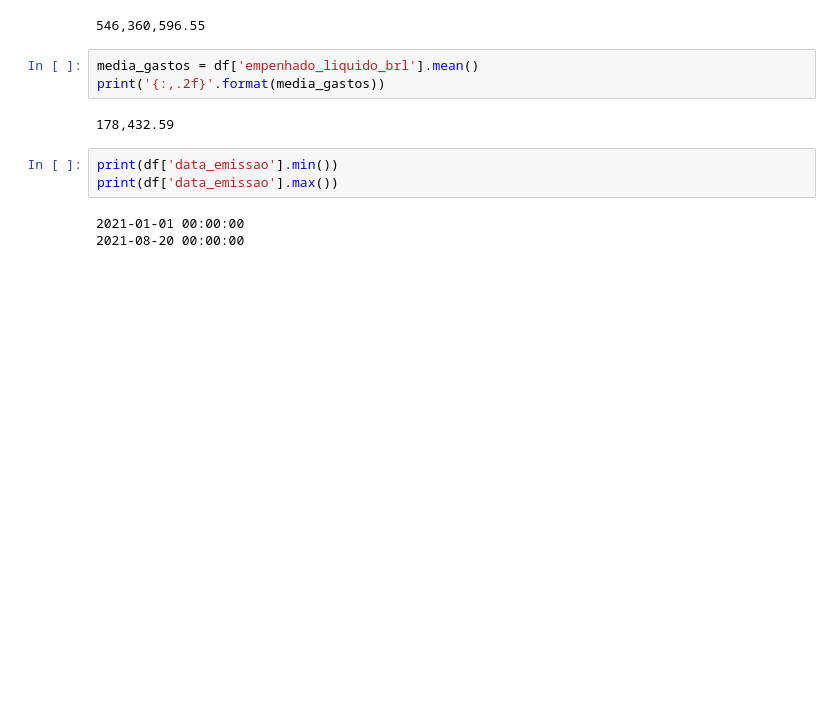
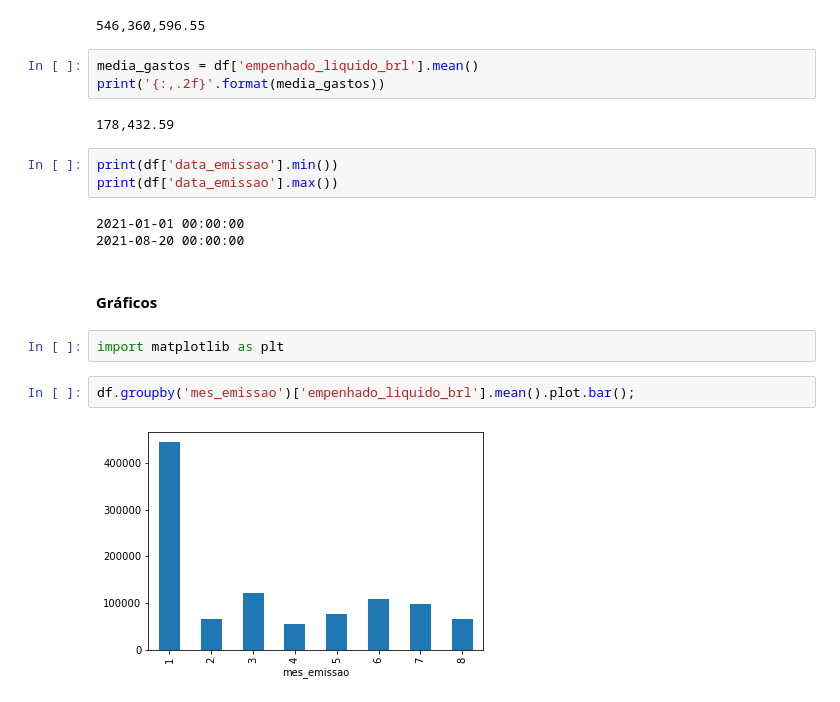
Before and after one commit to rodolforecordon/transparencia_petropolis, a Jupyter notebook: gastos_petropolis_rj_br.ipynb, the cells around one changed output. Saved outputs shown, nothing was run; the diff lists cells and outputs as text; blank space fills up the shorter version.

Commit message:
adding graphs #1

```diff
--- a/gastos_petropolis_rj_br.ipynb
+++ b/gastos_petropolis_rj_br.ipynb
@@ -121,3 +121,11 @@ print(df['data_emissao'].max())
 # %% [output]
 2021-01-01 00:00:00
 2021-08-20 00:00:00
+# %% [markdown]
+#### Gráficos
+# %%
+import matplotlib as plt
+# %%
+df.groupby('mes_emissao')['empenhado_liquido_brl'].mean().plot.bar();
+# %% [output]
+[figure, added]
```
Also changed, not shown: parts of 2 cells of this notebook.
